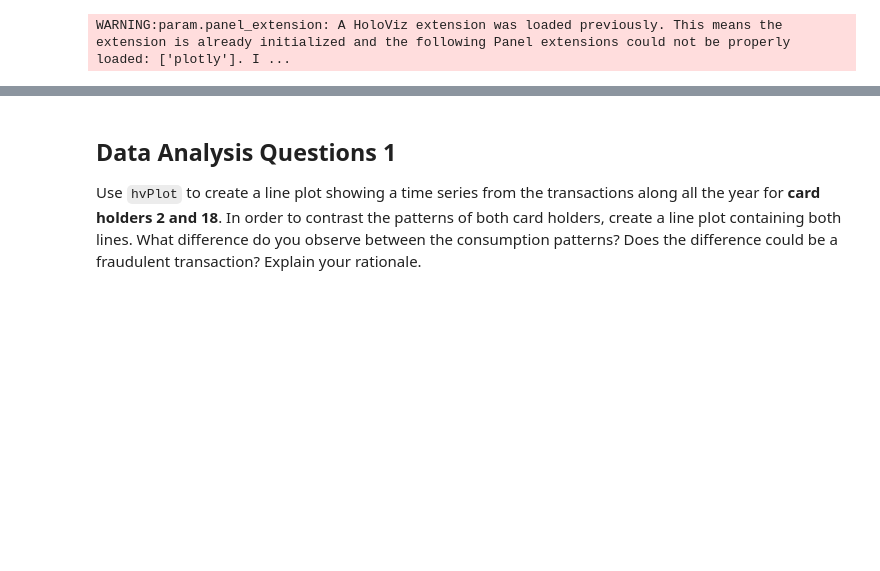
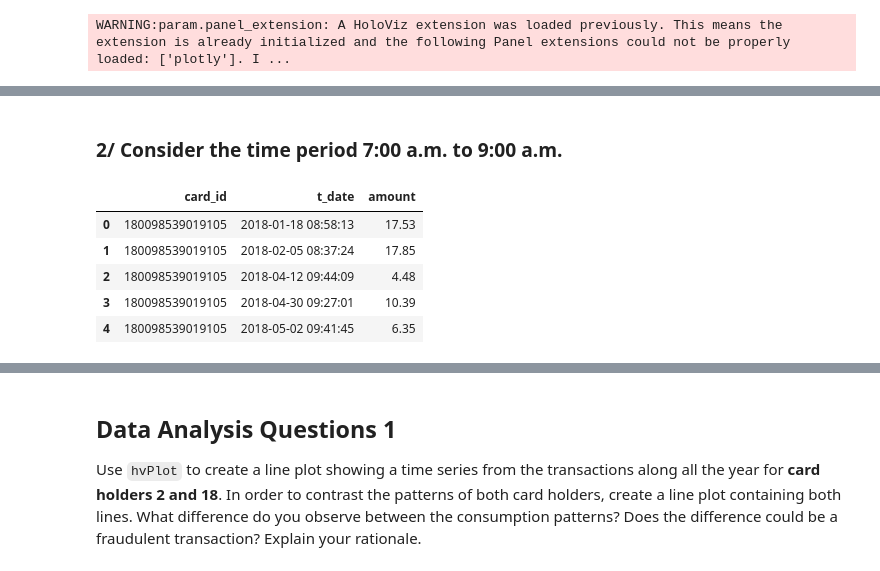
Before and after one commit to GonzaloGarciaContreras/hw07-sql-credit-card, a Jupyter notebook: ggc_visual_data_analysis.ipynb, the cells around one changed output, grey strips where cells are left out. Saved outputs shown, nothing was run; the diff lists cells and outputs as text; code cells hidden in the pictures; blank space fills up the shorter version.

```diff
--- a/ggc_visual_data_analysis.ipynb
+++ b/ggc_visual_data_analysis.ipynb
@@ -28,0 +57,28 @@ engine = create_engine("postgresql://gonzalogarciacontreras:postgres@localhost:5
+# %% [markdown]
+### 2/ Consider the time period 7:00 a.m. to 9:00 a.m.
+# %%
+query = """
+    SELECT
+        card_id,
+        t_date,
+        amount
+    FROM transaction
+    WHERE date_part('hour', t_date) BETWEEN 7 AND 9
+    ORDER BY
+	    card_id ASC,
+        t_date ASC
+    ;
+    """
+
+# Load data into the DataFrame using the read_sql() method from pandas
+transactions_df = pd.read_sql(query, engine)
+
+# Show the data of the new DataFrame
+transactions_df.head()
+# %% [output]
+|  | card_id | t_date | amount |
+| 0 | 180098539019105 | 2018-01-18 08:58:13 | 17.53 |
+| 1 | 180098539019105 | 2018-02-05 08:37:24 | 17.85 |
+| 2 | 180098539019105 | 2018-04-12 09:44:09 | 4.48 |
+| 3 | 180098539019105 | 2018-04-30 09:27:01 | 10.39 |
+| 4 | 180098539019105 | 2018-05-02 09:41:45 | 6.35 |
```
Also changed, not shown: parts of 17 cells of this notebook, 3 other files.
